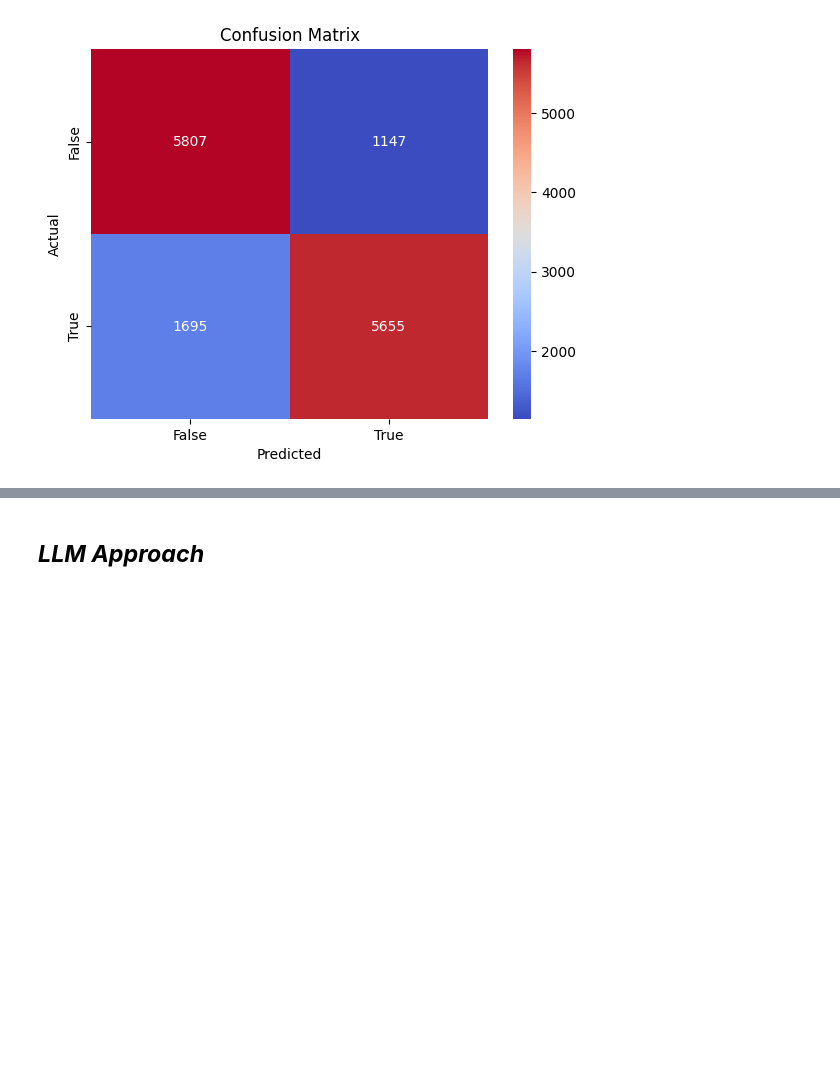
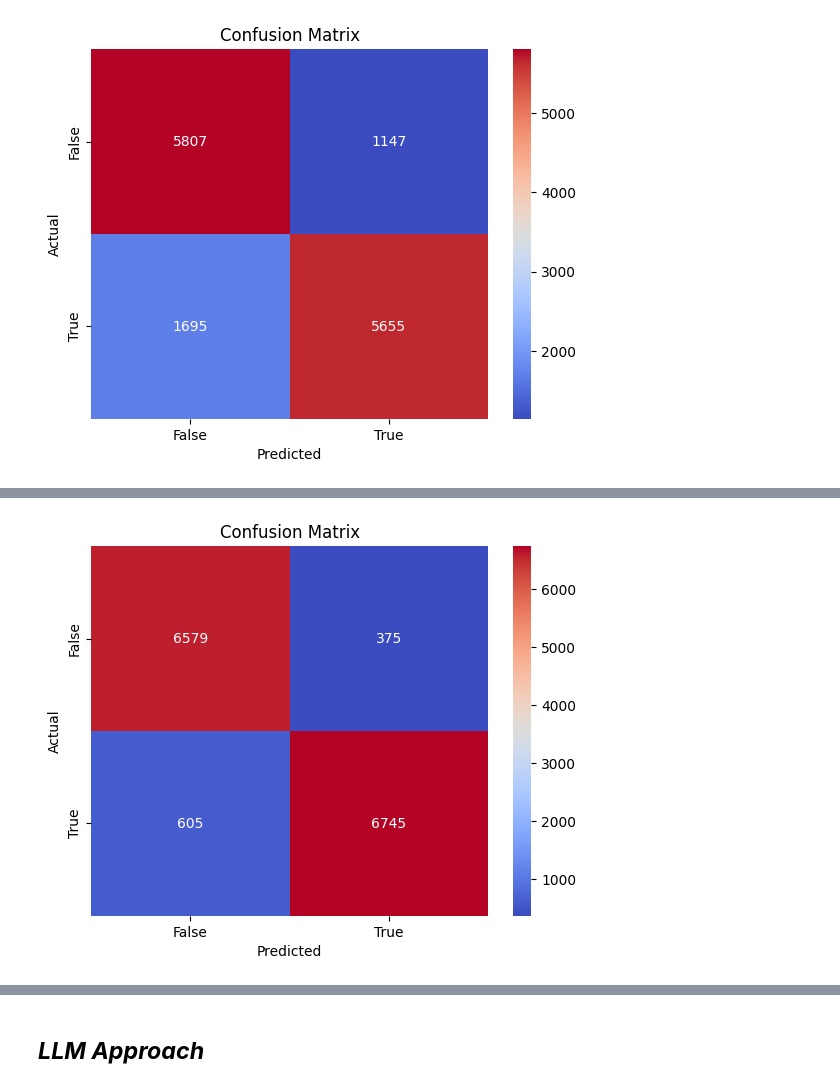
Before and after one commit to pknepps/fake-news-analysis, a Jupyter notebook: training.ipynb, the cells around one changed output, grey strips where cells are left out. Drawn from its saved outputs; the diff is of its cells as text; code cells hidden in the pictures; blank space fills up the shorter version.

Commit message:
new model with extreme accuracy and challenges somewhat written

```diff
--- a/training.ipynb
+++ b/training.ipynb
@@ -589,0 +598,28 @@ inverse document frequency is helping to make more accurate predictions
+# %%
+# combination of title and our engineered features
+X = with_len[['title', 'title_len', 'text_len', 'uppercase_title_len', 'uppercase_text_len']]
+Y = with_len['label']
+
+# split the data into training and testing sets
+X_train, X_test, y_train, y_test = train_test_split(X, Y, test_size=0.2, random_state=42)
+
+# convert titles into a Bag of Words matrix
+vectorizer = TfidfVectorizer()
+X_train_title = vectorizer.fit_transform(X_train['title']).toarray()
+X_test_title = vectorizer.transform(X_test['title']).toarray()
+
+# combine the BoW matrix with the other features
+X_train = np.concatenate([X_train_title, X_train.drop(columns=['title'])], axis=1)
+X_test = np.concatenate([X_test_title, X_test.drop(columns=['title'])], axis=1)
+
+# create a logistic regression model
+model = LogisticRegression(max_iter=1000)
+
+# fit the model to the training data
+model.fit(X_train, y_train)
+
+# make predictions
+y_pred = model.predict(X_test)
+
+# get statistics
+print(classification_report(y_test, y_pred))
@@ -589,0 +642,17 @@ inverse document frequency is helping to make more accurate predictions
+# %%
+# create confusion matrix
+cm = confusion_matrix(y_test, y_pred)
+
+# plot confusion matrix
+sns.heatmap(cm, annot=True, cmap="coolwarm", cbar=True, fmt='d')
+plt.title("Confusion Matrix")
+plt.xlabel("Predicted")
+plt.ylabel("Actual")
+
+# Set custom tick labels
+plt.xticks(ticks=[0.5, 1.5], labels=['False', 'True'])
+plt.yticks(ticks=[0.5, 1.5], labels=['False', 'True'])
+
+plt.show()
+# %% [output]
+[figure, added]
```
Also changed, not shown: parts of 6 cells of this notebook.
